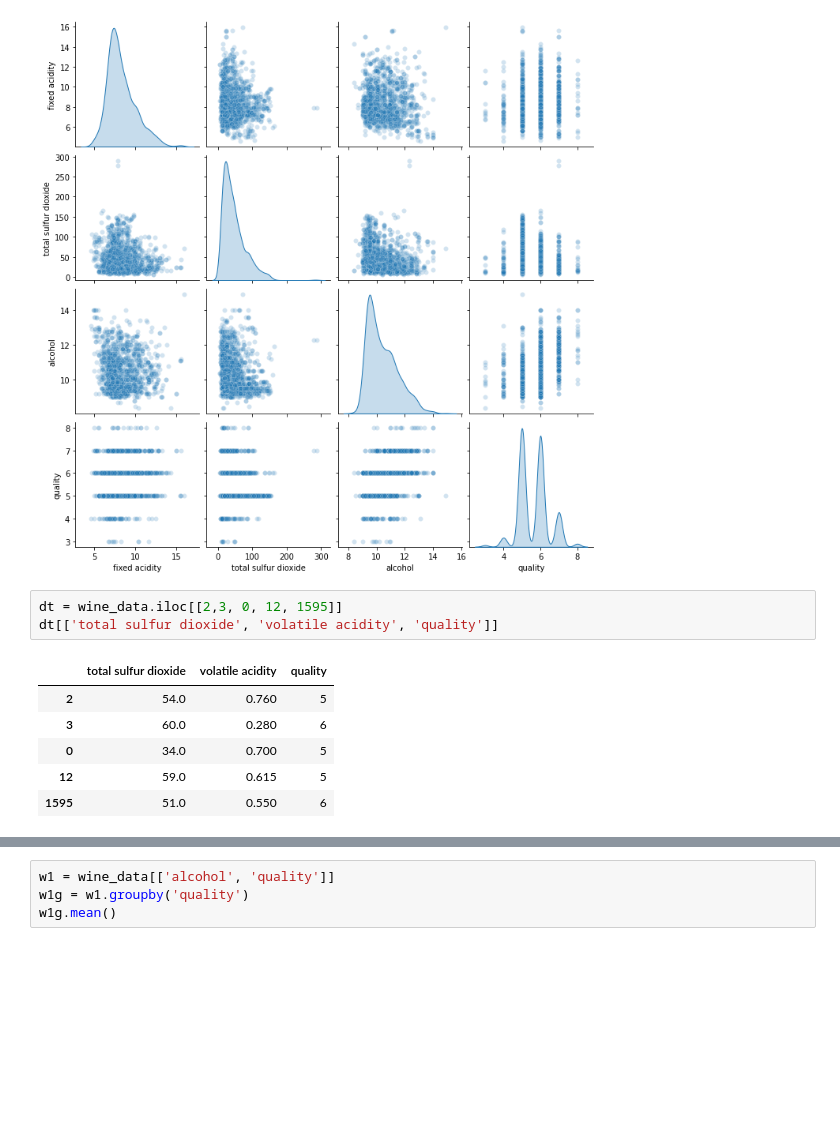
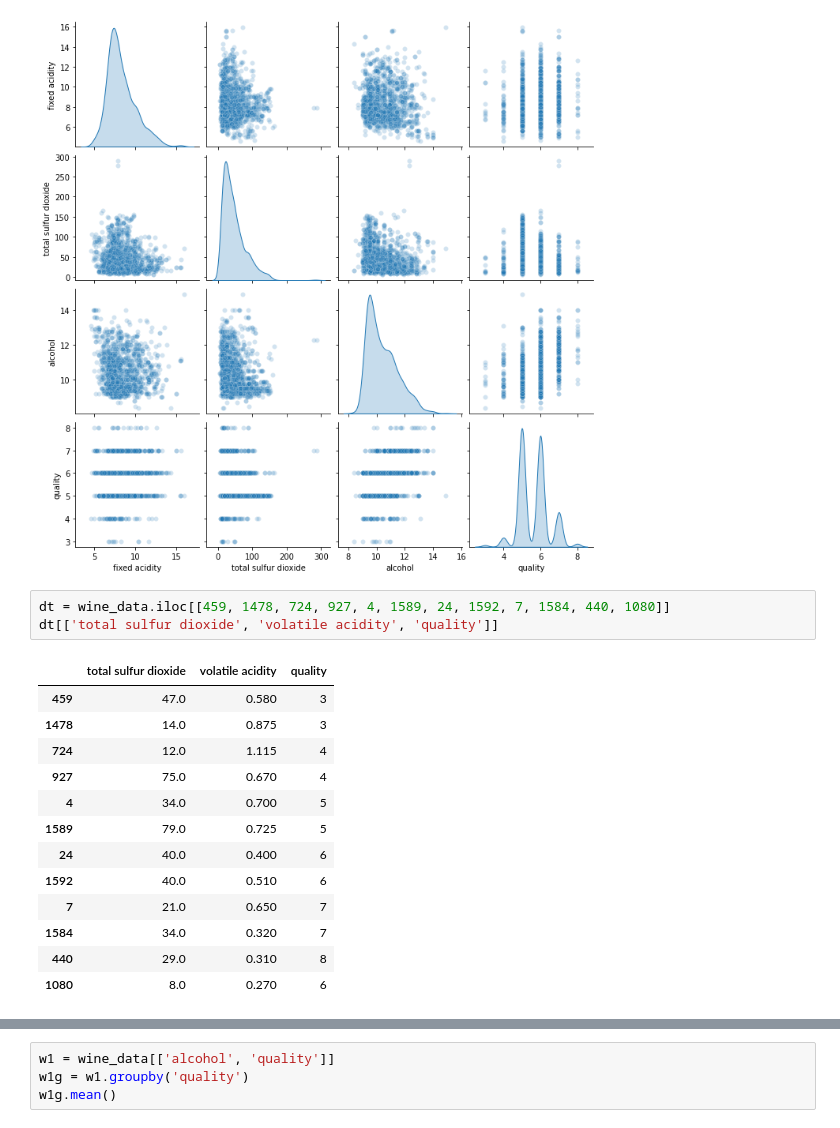
Before and after one commit to Denis04-M/data-wrangling-practise, a Jupyter notebook: practice.ipynb, the cells around one changed output, grey strips where cells are left out. Cells and saved outputs as stored; diff of their text form; blank space fills up the shorter version.

```diff
--- a/practice.ipynb
+++ b/practice.ipynb
@@ -1023,15 +1065,22 @@ sns.pairplot(data=wine_data[['fixed acidity', 'total sulfur dioxide', 'alcohol',
 <seaborn.axisgrid.PairGrid at 0x...>
 [figure]
 # %%
-dt = wine_data.iloc[[2,3, 0, 12, 1595]]
+dt = wine_data.iloc[[459, 1478, 724, 927, 4, 1589, 24, 1592, 7, 1584, 440, 1080]]
 dt[['total sulfur dioxide', 'volatile acidity', 'quality']]
 # %% [output]
 |  | total sulfur dioxide | volatile acidity | quality |
-| 2 | 54.0 | 0.760 | 5 |
-| 3 | 60.0 | 0.280 | 6 |
-| 0 | 34.0 | 0.700 | 5 |
-| 12 | 59.0 | 0.615 | 5 |
-| 1595 | 51.0 | 0.550 | 6 |
+| 459 | 47.0 | 0.580 | 3 |
+| 1478 | 14.0 | 0.875 | 3 |
+| 724 | 12.0 | 1.115 | 4 |
+| 927 | 75.0 | 0.670 | 4 |
+| 4 | 34.0 | 0.700 | 5 |
+| 1589 | 79.0 | 0.725 | 5 |
+| 24 | 40.0 | 0.400 | 6 |
+| 1592 | 40.0 | 0.510 | 6 |
+| 7 | 21.0 | 0.650 | 7 |
+| 1584 | 34.0 | 0.320 | 7 |
+| 440 | 29.0 | 0.310 | 8 |
+| 1080 | 8.0 | 0.270 | 6 |
 # %%
 sns.barplot(data=dt, x='total sulfur dioxide', y='volatile acidity', hue='quality')
 # %% [output]
```
Also changed, not shown: parts of 16 cells of this notebook.
